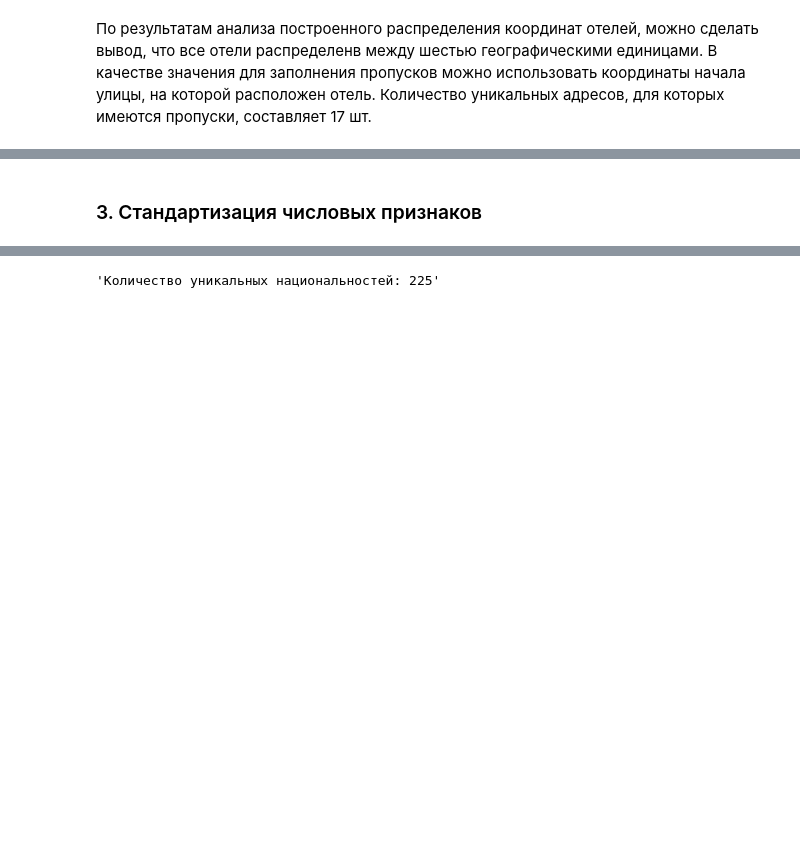
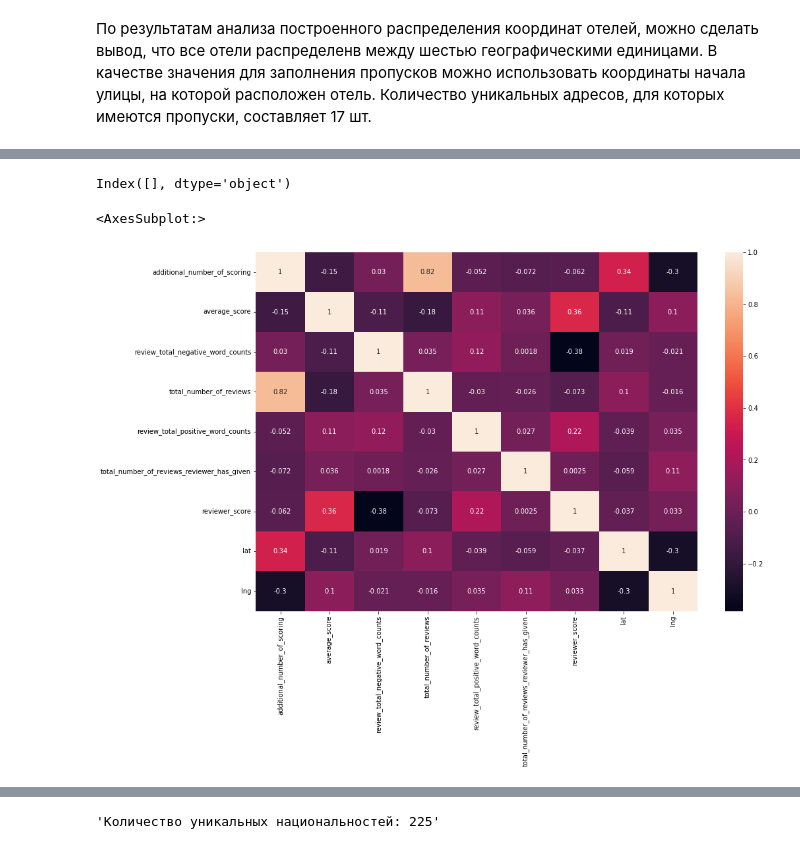
Before and after one commit to PoluboyarinovSI/SF_DataScience, a Jupyter notebook: project_3/EDA_Project_3_model.ipynb, the cells around one changed output, grey strips where cells are left out. Drawn from its saved outputs; the diff is of its cells as text; code cells hidden in the pictures; blank space fills up the shorter version.

```diff
--- a/project_3/EDA_Project_3_model.ipynb
+++ b/project_3/EDA_Project_3_model.ipynb
@@ -190,3 +203,8 @@ center_coordinates = {'Vienna': [48.2167, 16.3733],
 # %%
 hotels['hotel_country'] = hotels['hotel_address'].apply(lambda x: x.split(' ')[-2]+' '+x.split(' ')[-1] if
                                                         x.split(' ')[-1] == 'Kingdom' else x.split(' ')[-1])
+
+hotels['hotel_city'] = hotels['hotel_address'].apply(lambda x: 'London' if x.split(' ')[-1] == 'Kingdom' else x.split(' ')[-2])
+
+# Удаление обработанного признака
+hotels.drop('hotel_address', axis=1, inplace=True)
@@ -219,5 +215,3 @@ hotels.loc[(lat_mask & (hotels['hotel_city'] == 'Barcelona')), 'lat'] = center_c
 hotels.loc[(lng_mask & (hotels['hotel_city'] == 'Barcelona')), 'lng'] = center_coordinates['Barcelona'][1]
 hotels.loc[(lat_mask & (hotels['hotel_city'] == 'Paris')), 'lat'] = center_coordinates['Paris'][0]
 hotels.loc[(lng_mask & (hotels['hotel_city'] == 'Paris')), 'lng'] = center_coordinates['Paris'][1]
-# %% [markdown]
-### 3. Стандартизация числовых признаков
@@ -231,3 +218,18 @@ stand_scalar = pd.DataFrame(stand_scalar,columns=col_name.columns)
-# %%
-hotels = hotels.drop(col_name, axis =1)
-hotels = pd.concat([hotels, stand_scalar], axis=1)
+# %%
+# Проверка отсутствия пропущенных значений в данных
+# Определение пропущенных значений в данных
+null_mask = hotels.isnull().mean() * 100
+null_cols = null_mask[null_mask>0]
+
+# Отображение распределения значений для признаков с пропусками
+cols = null_cols.index
+display(cols)
+# %% [output]
+Index([], dtype='object')
+# %%
+# Проверак признаков на мультиколлинеарность
+plt.rcParams['figure.figsize'] = (15,10)
+sns.heatmap(hotels.corr(), annot=True)
+# %% [output]
+<AxesSubplot:>
+[figure, added]
```
Also changed, not shown: parts of 59 cells of this notebook, 1 other file.
